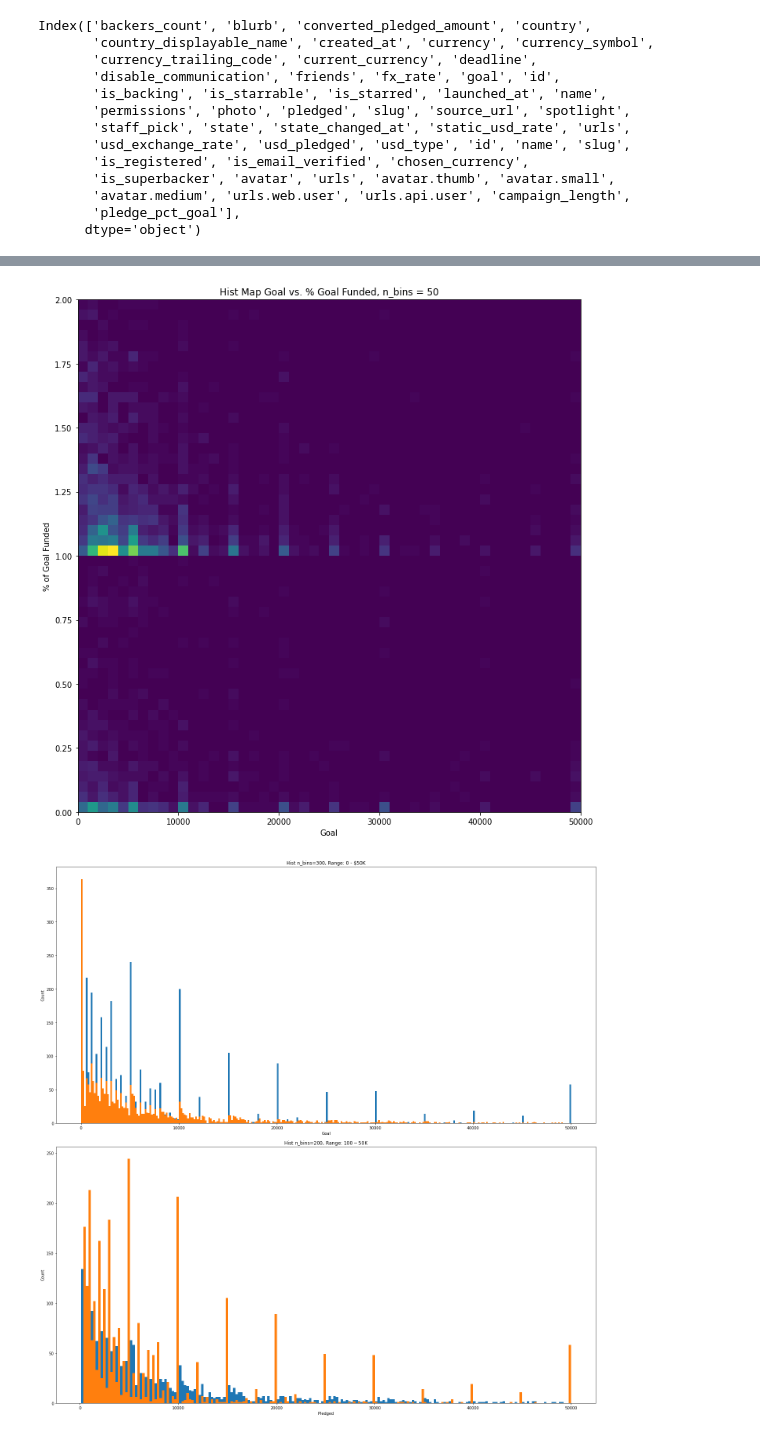
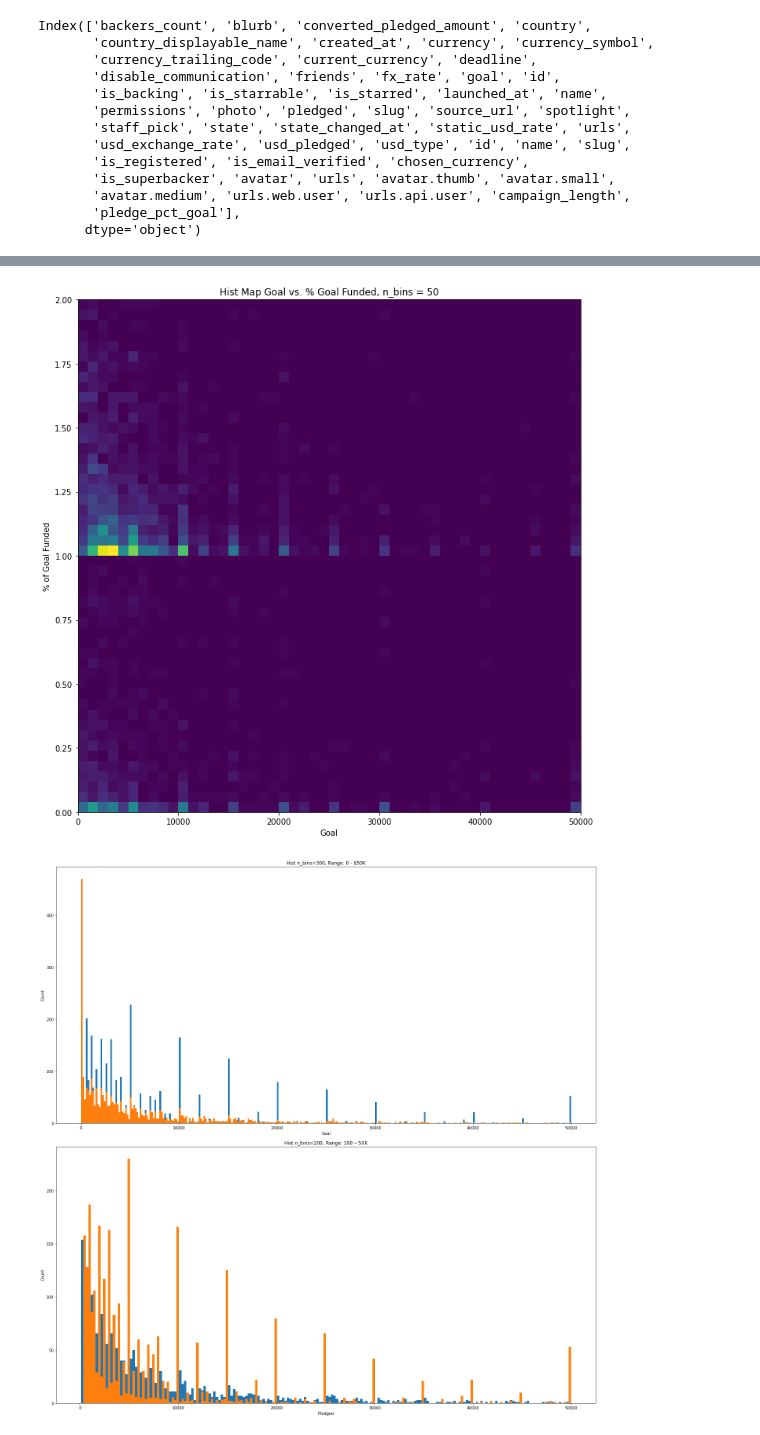
Before and after one commit to PTPT-Kickstarter1/Backend, a Jupyter notebook: load_data.ipynb, the cells around one changed output, grey strips where cells are left out. Cells and saved outputs as stored; diff of their text form; code cells hidden in the pictures.

```diff
--- a/load_data.ipynb
+++ b/load_data.ipynb
@@ -69,7 +71,7 @@ def get_stats(feature):
 
 def load_data(df_type, fname):
     # This is first file from june_2021 to start dataframe (removed from june 21 folder)
-    df           = pd.read_csv('./data/Kickstarter.csv')
+    df           = pd.read_csv(fname)
     df_expand    = expand_multi_level_cols(df)
     df_final     = df.drop(columns=["creator", "location", "profile", "category"])
     df_final     = pd.concat([df_final, df_expand], axis=1)
@@ -83,10 +85,13 @@ def load_data(df_type, fname):
 
 def wrangle(df):
     df_out = df.copy()
+
     # Replace empty goal rows with nan
     df_out['goal'] = df_out['goal'].replace('', np.nan)
+
     # remove rows without goal:
     df_out = df_out[ df_out['goal'] != np.nan ]
+
     # filter df to projects goal to raise $500 to $250,000
     df_out = df_out[(df_out['goal'] >= 500) & (df_out['goal']<= 250000 )]
 
@@ -213,4 +218,19 @@ def eda(df):
     axs[1].set_xlabel('Goal ($K)')
     axs[1].set_ylabel("% Goal Funded")
     axs[1].axis([0, 100, 0, 10])
+
+def plot_train_test_target(df_train, df_test):
+    y_train_count = df_train['state'].value_counts()
+    y_test_count  = df_test['state'].value_counts()
+
+    fig, ax = plt.subplots(1, 1, figsize=(10, 10))
+
+    x = np.array([1,2])
+
+    ax.bar(x, y_train_count, width=.5)
+    ax.bar(x+.5, y_test_count, width=.5)
+    ax.set_xticks([1, 2])
+    ax.set_xticklabels(['Successful', 'Failed'], rotation = 45)
+    ax.set_ylabel('Count')
+    ax.set_title("Training & Test Target Class Count")
 # %%
@@ -292,12 +312,12 @@ df_test.describe()
 # %%
-eda(df)
+eda(df_train)
 # %% [output]
 goal Mean = 12424.0 , 6 sigma range = 0 : 91504.0
 converted_pledged_amount Mean = 23211.0 , 6 sigma range = 0 : 600165.0
 pledge_pct_goal Mean = 2.0 , 6 sigma range = 0 : 20.0
 [figure]
 [figure]
 [figure]
-[figure, old version]
+[figure, new version]
 [figure]
 [figure]
```
Also changed, not shown: parts of 7 cells of this notebook, 6 other files.
